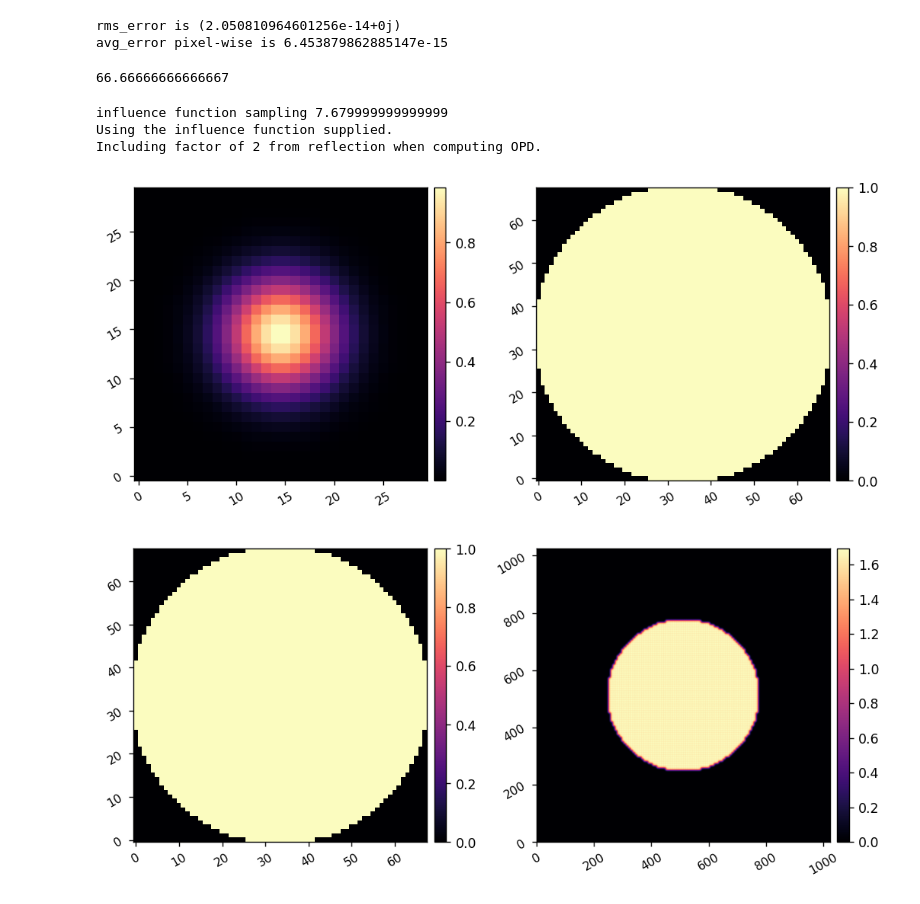
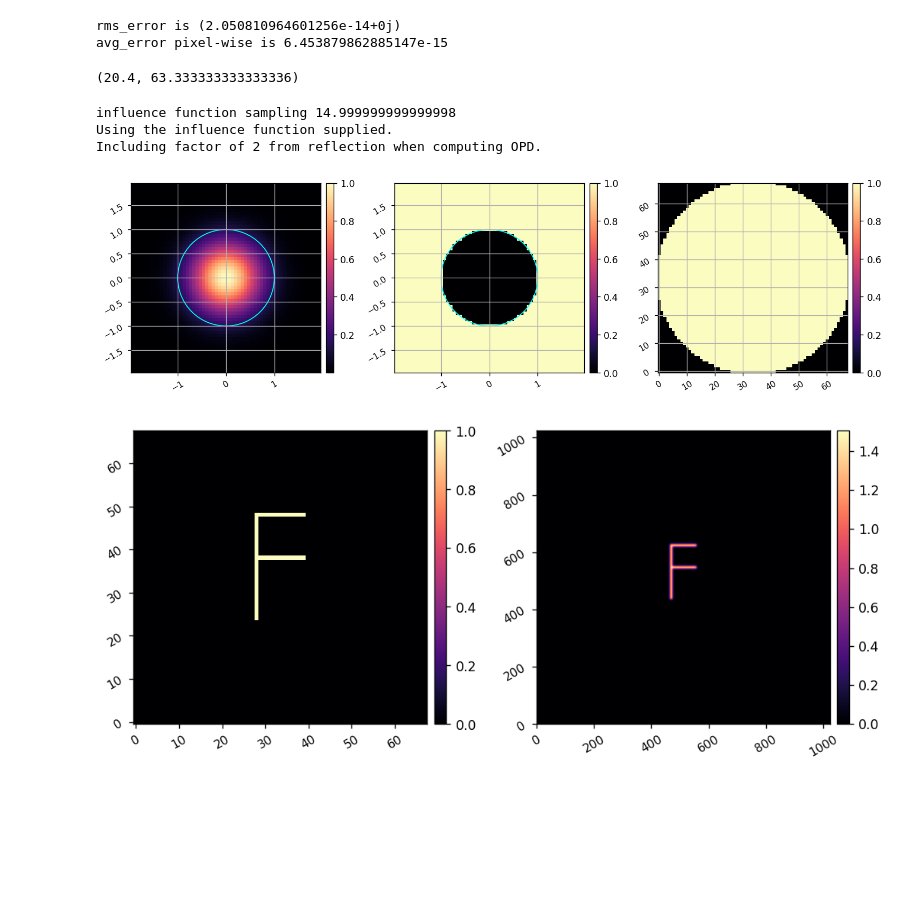
Before and after one commit to kian1377/apra-howfsc-models, a Jupyter notebook: notebooks/test_dm_model.ipynb, the cells around one changed output. Drawn from its saved outputs; the diff is of its cells as text; code cells hidden in the pictures; blank space fills up the shorter version.

```diff
--- a/notebooks/test_dm_model.ipynb
+++ b/notebooks/test_dm_model.ipynb
@@ -205,46 +205,49 @@ rms_error is (2.050810964601256e-14+0j)
 avg_error pixel-wise is 6.453879862885147e-15
 # %%
 20/0.3
+68*0.3, 19/20.4 * 68
 # %% [output]
-66.66666666666667
+(20.4, 63.333333333333336)
 # %%
 reload(dm)
 
 pupil_diam = 20*u.mm
-npix = 512
+npix = 1000
 
 act_spacing = 300e-6*u.m
 Nact = 68
 
 pupil_pxscl = pupil_diam.to_value(u.m)/npix
 sampling = act_spacing.to_value(u.m)/pupil_pxscl
 print('influence function sampling', sampling)
-
-inf, inf_sampling = dm.make_gaussian_inf_fun(act_spacing=act_spacing, sampling=sampling, coupling=0.15,)
+coupling = 0.15
+inf, inf_sampling = dm.make_gaussian_inf_fun(act_spacing=act_spacing, sampling=sampling, coupling=coupling,)
 
 DM = dm.DeformableMirror(Nact=68,
                          act_spacing=act_spacing,
                          pupil_diam=25*u.mm,
                          inf_fun=inf, inf_sampling=sampling,
                          name='DM',
                          )
 
-imshow2(inf, DM.dm_mask)
+imshow3(inf, inf<coupling, DM.dm_mask, pxscl1=1/inf_sampling, pxscl2=1/inf_sampling, grid=True,
+        patches1=[Circle((0,0), 1, fill=False, color='cyan')],
+        patches2=[Circle((0,0), 1, fill=False, color='cyan')])
 # %% [output]
-influence function sampling 7.679999999999999
+influence function sampling 14.999999999999998
 Using the influence function supplied.
 Including factor of 2 from reflection when computing OPD.
-[figure, old version]
+[figure, new version]
 # %%
 command = xp.ones((DM.Nact, DM.Nact)) * DM.dm_mask
-# command = xp.zeros((DM.Nact, DM.Nact))
-# command[10:24,14] = 1
-# command[24,14:22] = 1
-# command[18,14:22] = 1
+command = xp.zeros((DM.Nact, DM.Nact))
+command[24:48,28] = 1
+command[48,28:40] = 1
+command[38,28:40] = 1
 
 DM.command = command
 surf = DM.get_surface()
 
 imshow2(DM.command, surf)
 # %% [output]
-[figure, old version]
+[figure, new version]
```
Also changed, not shown: 5 other files.
